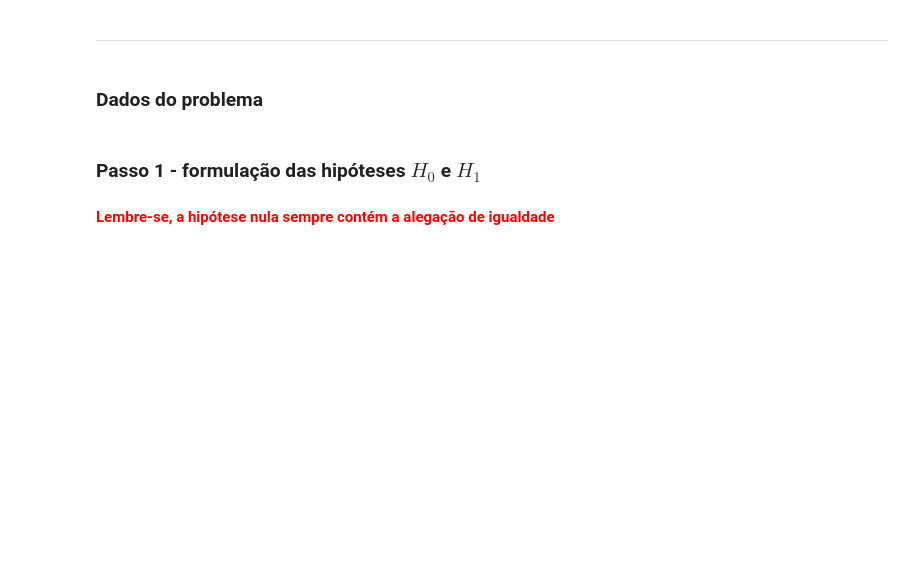
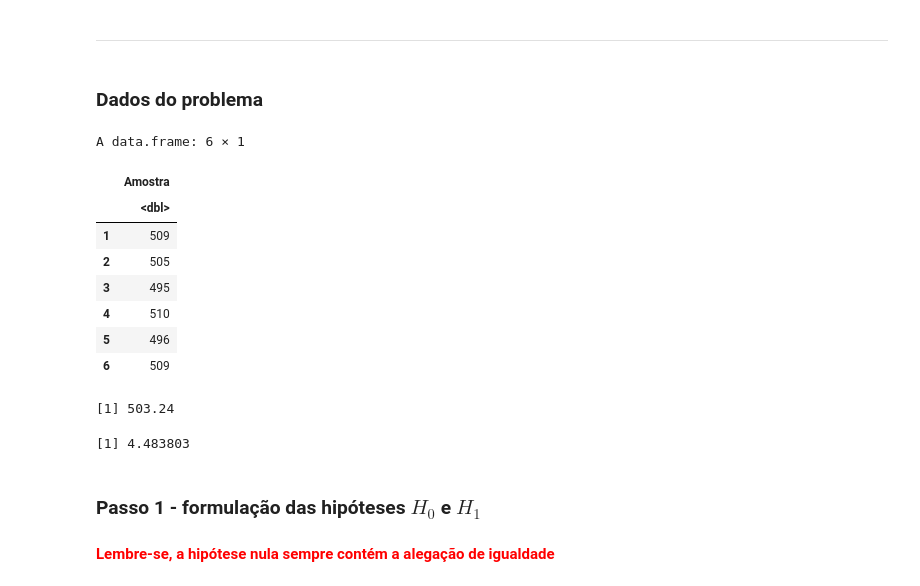
Before and after one commit to Jeidsan/estatistica-com-r, a Jupyter notebook: 3. Estatística com R - testes de hipóteses/2. Aula.ipynb, the cells around one changed output. Drawn from its saved outputs; the diff is of its cells as text; code cells hidden in the pictures; blank space fills up the shorter version.

```diff
--- a/3. Estatística com R - testes de hipóteses/2. Aula.ipynb
+++ b/3. Estatística com R - testes de hipóteses/2. Aula.ipynb
@@ -332,10 +332,27 @@ amostra <- c(509, 505, 495, 510, 496, 509, 497, 502, 503, 505,
            497, 504, 500, 498, 506, 496, 508, 497, 503, 501,
            503, 506, 499, 498, 509, 507, 503, 499, 509, 495,
            502, 505, 504, 509, 508, 501, 505, 497, 508, 507)
+# %%
+amostra <- data.frame(Amostra = amostra)
+head(amostra)
+# %% [output]
+A data.frame: 6 × 1
+|  | Amostra |
+|  | <dbl> |
+| 1 | 509 |
+| 2 | 505 |
+| 3 | 495 |
+| 4 | 510 |
+| 5 | 496 |
+| 6 | 509 |
 # %%
-media_amostra <-
+media_amostra <- mean(amostra$Amostra)
 media_amostra
+# %% [output]
+[1] 503.24
 # %%
-desvio_padrao_amostra <-
+desvio_padrao_amostra <- sd(amostra$Amostra)
 desvio_padrao_amostra
+# %% [output]
+[1] 4.483803
 # %%
```
Also changed, not shown: parts of 16 cells of this notebook.
